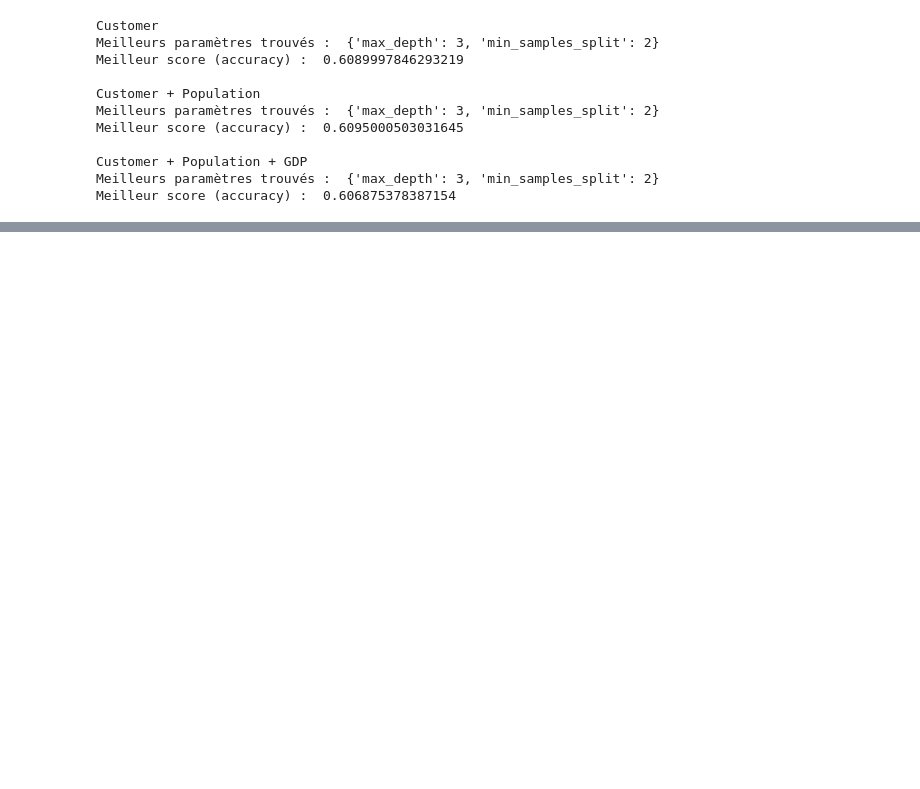
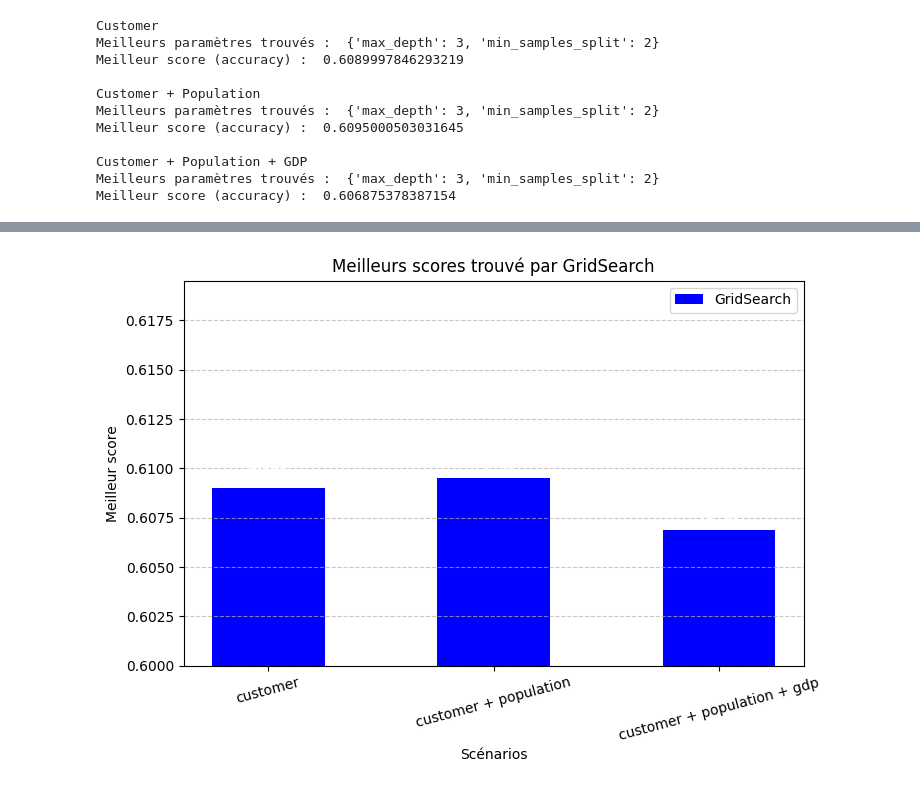
Before and after one commit to mael-grn/UQAC-machine-learning, a Jupyter notebook: devoir_2/devoir_2_mael_garnier.ipynb, the cells around one changed output, grey strips where cells are left out. Cells and saved outputs as stored; diff of their text form; code cells hidden in the pictures; blank space fills up the shorter version.

```diff
--- a/devoir_2/devoir_2_mael_garnier.ipynb
+++ b/devoir_2/devoir_2_mael_garnier.ipynb
@@ -340,0 +451,37 @@ NotFittedError: This ColumnTransformer instance is not fitted yet. Call 'fit' wi
+# %%
+
+def show_gridsearch_plot(data, min_val=0, k=3):
+    models = list(data['gridsearch'][f'k{k}'].keys())
+    scores_gridsearch = [data['gridsearch'][f'k{k}'][m]['score'] for m in models]
+
+    x = np.arange(len(models))
+    width = 0.5
+
+    fig, ax = plt.subplots(figsize=(8, 5))
+
+    bars_gridsearch = ax.bar(x, scores_gridsearch, width, label='GridSearch', color='blue')
+
+    for i, bar in enumerate(bars_gridsearch):
+        height = bar.get_height()
+        params = data['gridsearch'][f'k{k}'][models[i]]['params']
+        param_text = f"({params['max_depth']}, {params['min_samples_split']})"
+        ax.text(bar.get_x() + bar.get_width()/2, height, f'{height:.3f}\n{param_text}',
+                ha='center', va='bottom', fontsize=9, color='white', fontweight='bold')
+
+    ax.set_xlabel("Scénarios")
+    ax.set_ylabel("Meilleur score")
+    ax.set_title("Meilleurs scores trouvé par GridSearch")
+    ax.set_xticks(x)
+    ax.set_xticklabels(models, rotation=15)
+    ax.legend()
+    ax.grid(axis='y', linestyle='--', alpha=0.7)
+
+    min_y = max(min_val, min(scores_gridsearch) - 0.01)
+    max_y = max(scores_gridsearch) + 0.01
+    ax.set_ylim(min_y, max_y)
+
+    plt.show()
+
+show_gridsearch_plot(res_dict, 0.6)
+# %% [output]
+[figure, added]
```
Also changed, not shown: parts of 31 cells of this notebook.
